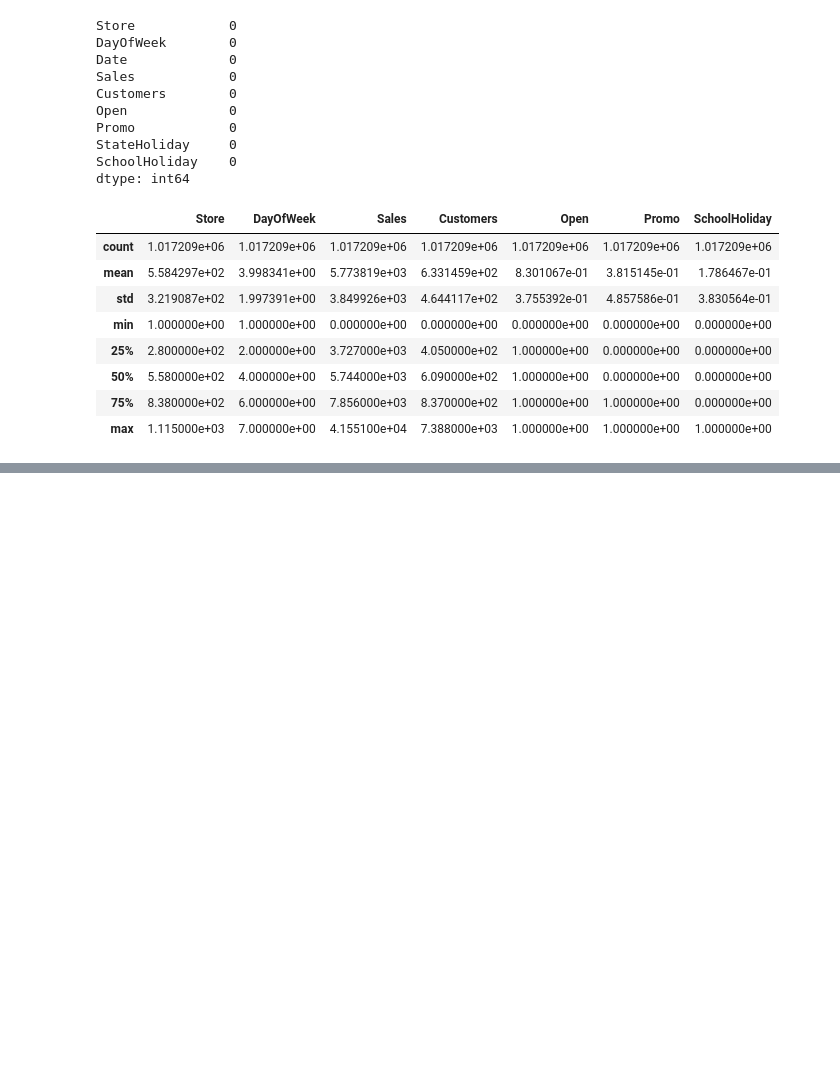
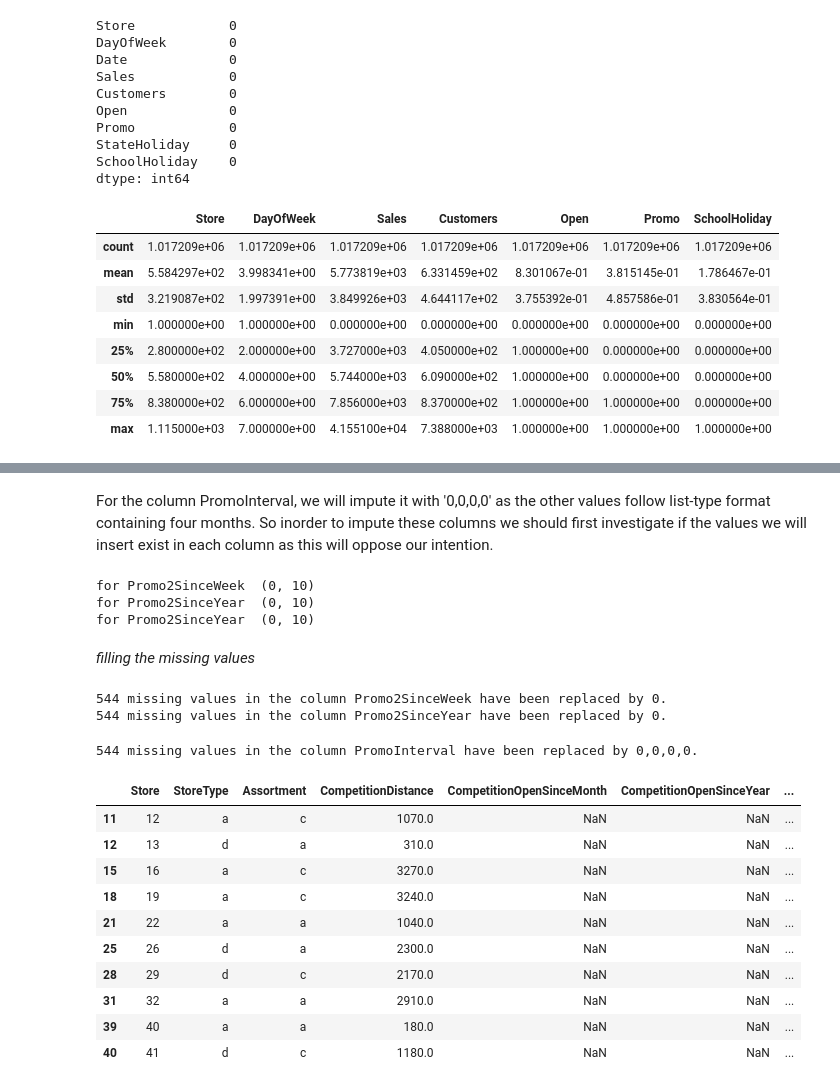
Before and after one commit to celine-kanagwa/Forecasting_Sales, a Jupyter notebook: Notebooks/ExplotaryDataAnalysis.ipynb, the cells around one changed output, grey strips where cells are left out. Cells and saved outputs as stored; diff of their text form; code cells hidden in the pictures; blank space fills up the shorter version.

```diff
--- a/Notebooks/ExplotaryDataAnalysis.ipynb
+++ b/Notebooks/ExplotaryDataAnalysis.ipynb
@@ -177,0 +287,38 @@ train_df.describe()
+# %% [markdown]
+For the column PromoInterval, we will impute it with '0,0,0,0' as the other values follow list-type format containing four months. So inorder to impute these columns we should first investigate if the values we will insert exist in each column as this will oppose our intention.
+# %%
+print ("for Promo2SinceWeek ",store_df[store_df['Promo2SinceWeek']== 0].shape)
+
+print ("for Promo2SinceYear ",store_df[store_df['Promo2SinceYear'] == 0].shape)
+print ("for Promo2SinceYear ",store_df[store_df['PromoInterval'] == '0,0,0,0'].shape)
+# %% [output]
+for Promo2SinceWeek  (0, 10)
+for Promo2SinceYear  (0, 10)
+for Promo2SinceYear  (0, 10)
+# %% [markdown]
+ *filling the missing values*
+# %%
+fix_missing_value(store_df, ['Promo2SinceWeek', 'Promo2SinceYear'], 0)
+# %% [output]
+544 missing values in the column Promo2SinceWeek have been replaced by 0.
+544 missing values in the column Promo2SinceYear have been replaced by 0.
+# %%
+fix_missing_value(store_df, ['PromoInterval'], '0,0,0,0')
+# %% [output]
+544 missing values in the column PromoInterval have been replaced by 0,0,0,0.
+# %%
+# dataframe containing the missing rows for columns in group 1
+group2_df = store_df[store_df['CompetitionOpenSinceMonth'].isna()]
+group2_df.head(10)
+# %% [output]
+|  | Store | StoreType | Assortment | CompetitionDistance | CompetitionOpenSinceMonth | CompetitionOpenSinceYear | ... |
+| 11 | 12 | a | c | 1070.0 | NaN | NaN | ... |
+| 12 | 13 | d | a | 310.0 | NaN | NaN | ... |
+| 15 | 16 | a | c | 3270.0 | NaN | NaN | ... |
+| 18 | 19 | a | c | 3240.0 | NaN | NaN | ... |
+| 21 | 22 | a | a | 1040.0 | NaN | NaN | ... |
+| 25 | 26 | d | a | 2300.0 | NaN | NaN | ... |
+| 28 | 29 | d | c | 2170.0 | NaN | NaN | ... |
+| 31 | 32 | a | a | 2910.0 | NaN | NaN | ... |
+| 39 | 40 | a | a | 180.0 | NaN | NaN | ... |
+| 40 | 41 | d | c | 1180.0 | NaN | NaN | ... |
```
Also changed, not shown: parts of 92 cells of this notebook, 2 other files.
